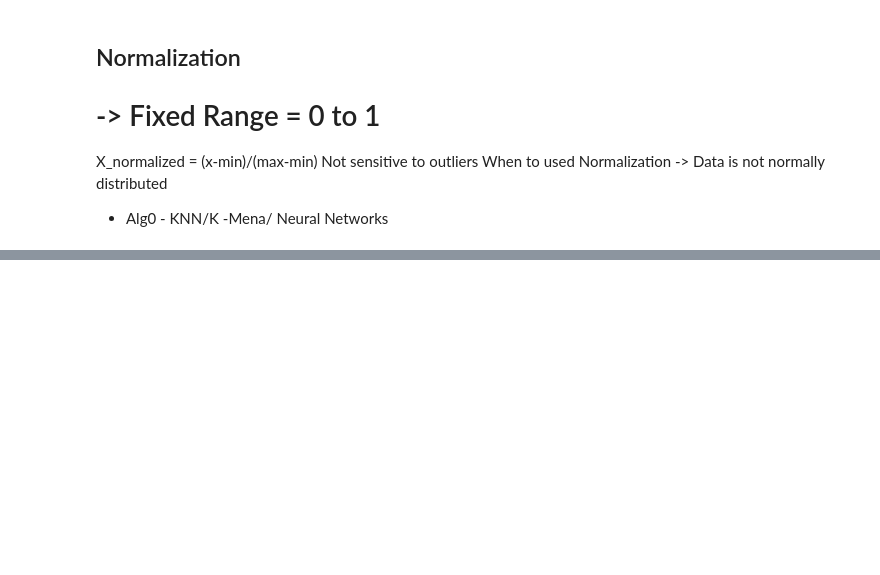
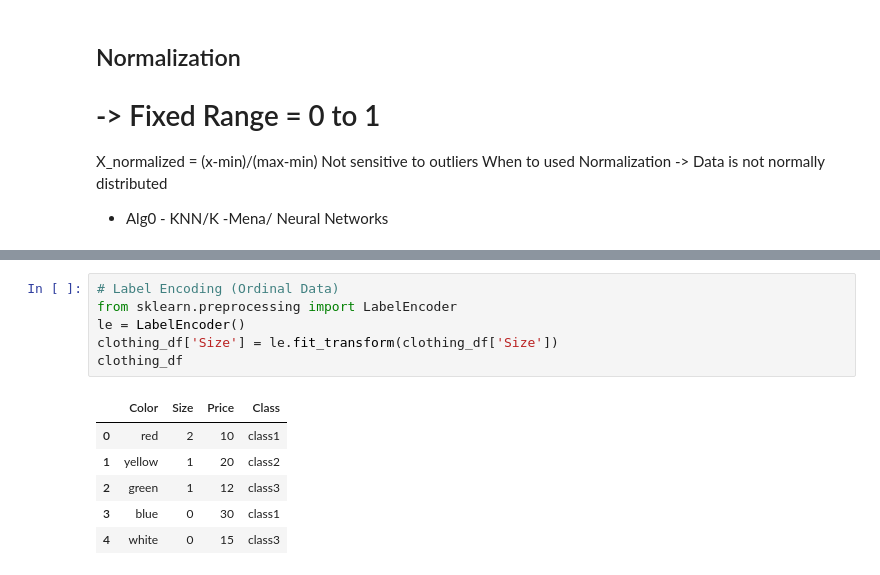
Before and after one commit to duggiralasravan/Skillfy_ML, a Jupyter notebook: EAD.ipynb, the cells around one changed output, grey strips where cells are left out. Drawn from its saved outputs; the diff is of its cells as text; blank space fills up the shorter version.

```diff
--- a/EAD.ipynb
+++ b/EAD.ipynb
@@ -49,0 +117,13 @@ When to used Normalization
+# %%
+# Label Encoding (Ordinal Data)
+from sklearn.preprocessing import LabelEncoder
+le = LabelEncoder()
+clothing_df['Size'] = le.fit_transform(clothing_df['Size'])
+clothing_df
+# %% [output]
+|  | Color | Size | Price | Class |
+| 0 | red | 2 | 10 | class1 |
+| 1 | yellow | 1 | 20 | class2 |
+| 2 | green | 1 | 12 | class3 |
+| 3 | blue | 0 | 30 | class1 |
+| 4 | white | 0 | 15 | class3 |
```
Also changed, not shown: parts of 5 cells of this notebook.
